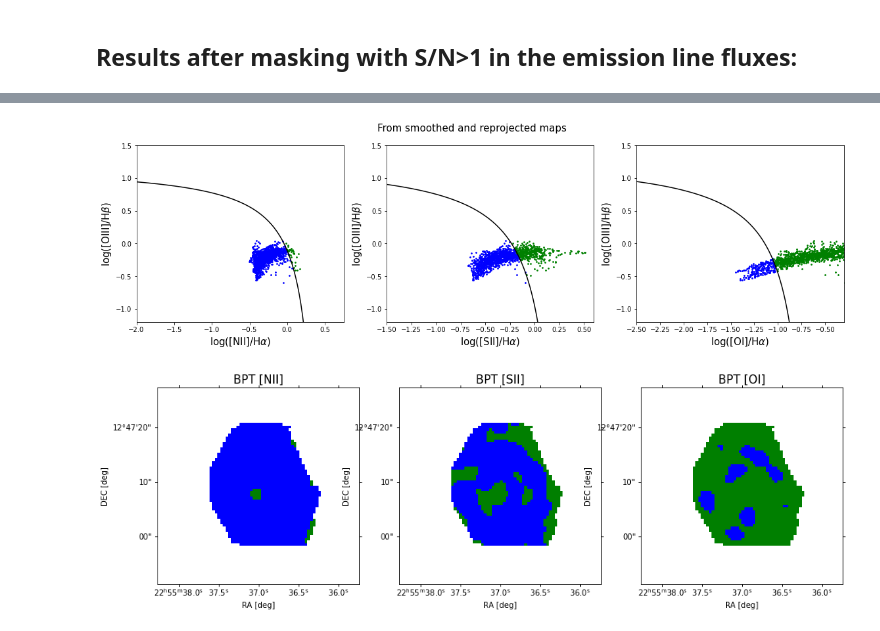
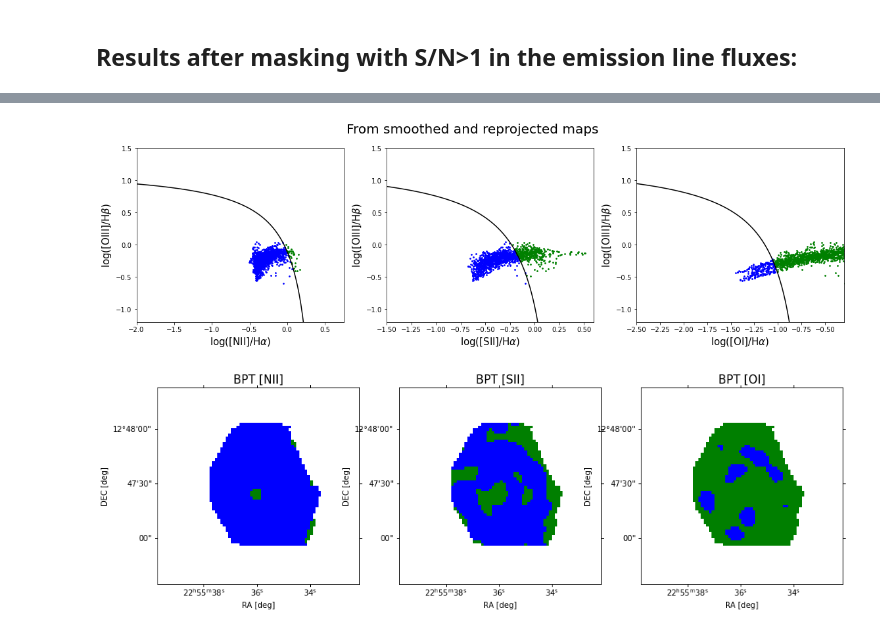
Before and after one commit to Bruno-Rodriguez/quenching-nearby-galaxies, a Jupyter notebook: smooth_and_reproject_cubes.ipynb, the cells around one changed output, grey strips where cells are left out. Saved outputs shown, nothing was run; the diff lists cells and outputs as text; code cells hidden in the pictures.

```diff
--- a/smooth_and_reproject_cubes.ipynb
+++ b/smooth_and_reproject_cubes.ipynb
@@ -37,3 +33,4 @@ NAXIS : 120  120  197
 ## Extracting the minimal valid subcube
 # %%
 CO_cube = CO_cube.minimal_subcube()
+CO_display = CO_cube.moment(order=0)
@@ -355,0 +374,17 @@ plt.show()
+# %%
+index = 12
+fig = plt.figure(figsize=(15,5))
+ax1 = fig.add_subplot(1,3,1,projection=WCS(wcs_califa).celestial)
+ax2 = fig.add_subplot(1,3,2,projection=WCS(wcs_califa).celestial)
+ax3 = fig.add_subplot(1,3,3,projection=WCS(target_header))
+for ax,frame,label in zip([ax1,ax2,ax3],[np.array(frames_cube[index,:,:]),np.array(frames_cube_convolved[index,:,:]),reprojected_list[index]],
+                          ['Original','Smoothed','Smoothed and reprojected']):
+    im = ax.imshow(-frame, origin='lower',cmap=ListedColormap(['purple','orange','cyan']),vmin=0,vmax=9)
+    ax.set_title(label+r' H$\alpha$ EW map',fontsize=15)
+    fig.colorbar(im,ax=ax,label='Equivalent width [$\mathrm{\AA}$]',orientation='horizontal')
+    ax.coords['ra'].set_axislabel('RA [deg]')
+    ax.coords['dec'].set_axislabel('DEC [deg]')
+#ax.coords['dec'].set_axislabel_position('r')
+#ax.coords['dec'].set_ticklabel_position('r')
+fig.tight_layout()
+plt.show()
@@ -383,0 +421,23 @@ plt.show()
+# %%
+fig1, axs1 = plt.subplots(1,3,figsize=(16,5))
+for ax,label,ratio,maskSF,maskSy,maskLI,x,y in zip(axs1.ravel(),['NII','SII','OI'],
+                             [logratio_rpj_NIIHa,logratio_rpj_SIIHa,logratio_rpj_OIHa],
+                             [maskSF_rpj_NII,maskSF_rpj_SII,maskSF_rpj_OI],[maskSy_rpj_NII,maskSy_rpj_SII,maskSy_rpj_OI],
+                             [maskLI_rpj_NII,maskLI_rpj_SII,maskLI_rpj_OI],[xNII,xSII,xOI],[yNII,ySII,yOI]):
+    ax.plot(x,y,c='k')
+    ax.scatter(ratio[maskSF],logratio_rpj_OIIIHb[maskSF],c='b',s=3.)
+    ax.scatter(ratio[maskSy],logratio_rpj_OIIIHb[maskSy],c='r',s=3.)
+    ax.scatter(ratio[maskLI],logratio_rpj_OIIIHb[maskLI],c='g',s=3.)
+    ax.set_xlabel('log(['+label+r']/H$\alpha$)',fontsize=15)
+    ax.set_ylabel(r'log([OIII]/H$\beta$)',fontsize=15)
+    ax.set_xlim(x[0],x[-1]+0.5)
+    ax.set_ylim(-1.2,1.5)
+fig1.suptitle('From smoothed and reprojected maps',fontsize=20)
+fig1.tight_layout()
+fig2, axs2 =plt.subplots(1,3,figsize=(16,5),subplot_kw={'projection':WCS(target_header)})
+for ax,MAP,label in zip(axs2.ravel(),[map_rpj_NII,map_rpj_SII,map_rpj_OI],['NII','SII','OI']):
+    ax.imshow(MAP,origin='lower',cmap=ListedColormap(['w', 'b', 'r', 'g']),vmin=-0.5,vmax=3.5)
+    ax.set_title('BPT ['+label+']',fontsize=15)
+    ax.coords['ra'].set_axislabel('RA [deg]')
+    ax.coords['dec'].set_axislabel('DEC [deg]')
+plt.show()
@@ -384,26 +447,26 @@ plt.show()
 # %%
 fig1, axs1 = plt.subplots(1,3,figsize=(16,5))
 for ax,label,ratio,maskSF,maskSy,maskLI,x,y in zip(axs1.ravel(),['NII','SII','OI'],
                              [logratio_rpj_NIIHa,logratio_rpj_SIIHa,logratio_rpj_OIHa],
                              [maskSF_rpj_NII,maskSF_rpj_SII,maskSF_rpj_OI],[maskSy_rpj_NII,maskSy_rpj_SII,maskSy_rpj_OI],
                              [maskLI_rpj_NII,maskLI_rpj_SII,maskLI_rpj_OI],[xNII,xSII,xOI],[yNII,ySII,yOI]):
     ax.plot(x,y,c='k')
     ax.scatter(ratio[maskSF],logratio_rpj_OIIIHb[maskSF],c='b',s=3.)
     ax.scatter(ratio[maskSy],logratio_rpj_OIIIHb[maskSy],c='r',s=3.)
     ax.scatter(ratio[maskLI],logratio_rpj_OIIIHb[maskLI],c='g',s=3.)
     ax.set_xlabel('log(['+label+r']/H$\alpha$)',fontsize=15)
     ax.set_ylabel(r'log([OIII]/H$\beta$)',fontsize=15)
     ax.set_xlim(x[0],x[-1]+0.5)
     ax.set_ylim(-1.2,1.5)
-fig1.suptitle('From smoothed and reprojected maps',fontsize=15)
+fig1.suptitle('From smoothed and reprojected maps',fontsize=20)
 fig1.tight_layout()
-fig2, axs2 =plt.subplots(1,3,figsize=(16,5),subplot_kw={'projection':WCS(wcs_califa).celestial})
+fig2, axs2 =plt.subplots(1,3,figsize=(16,5),subplot_kw={'projection':WCS(target_header)})
 for ax,MAP,label in zip(axs2.ravel(),[map_rpj_NII,map_rpj_SII,map_rpj_OI],['NII','SII','OI']):
     ax.imshow(MAP,origin='lower',cmap=ListedColormap(['w', 'b', 'r', 'g']),vmin=-0.5,vmax=3.5)
     ax.set_title('BPT ['+label+']',fontsize=15)
     ax.coords['ra'].set_axislabel('RA [deg]')
     ax.coords['dec'].set_axislabel('DEC [deg]')
 plt.show()
 # %% [output]
-[figure, old version]
+[figure, new version]
-[figure, old version]
+[figure, new version]
```
Also changed, not shown: parts of 34 cells of this notebook.
